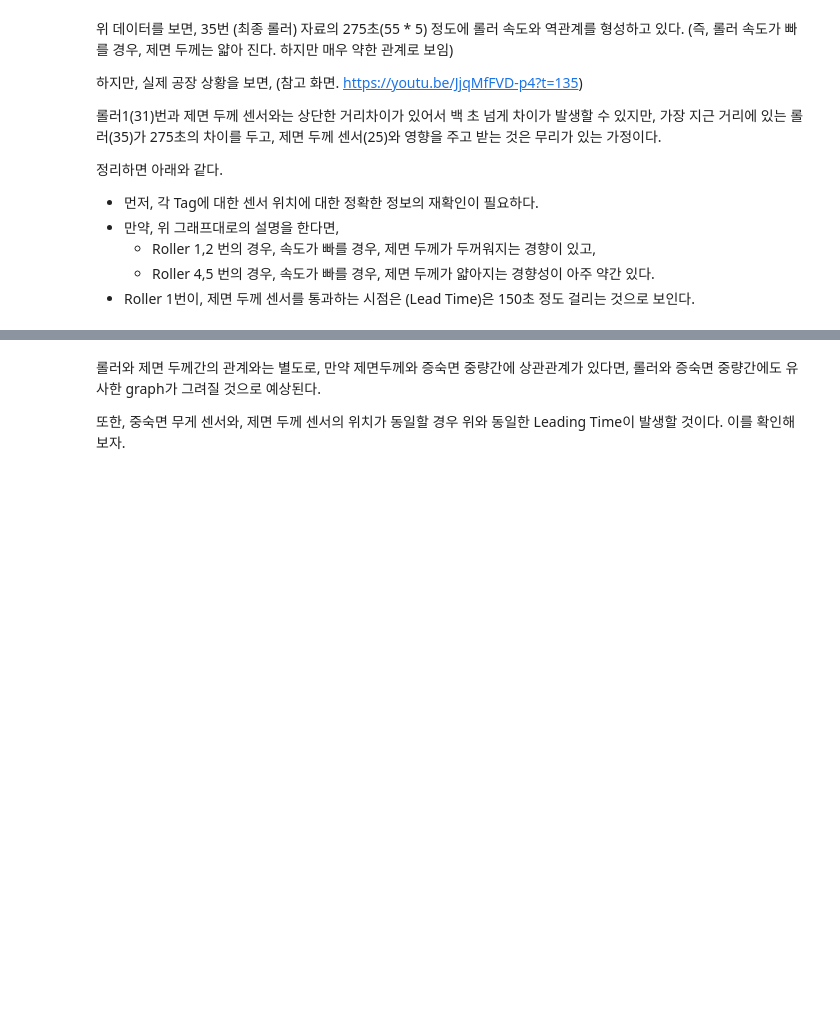
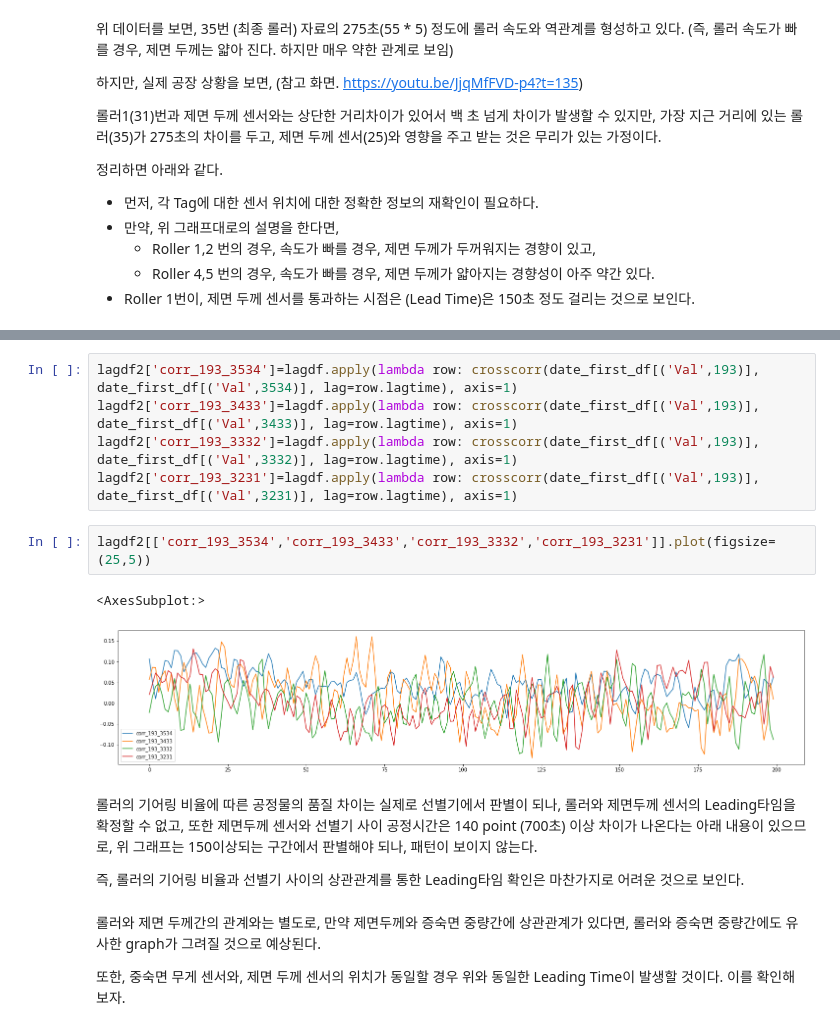
Before and after one commit to kpyopark/sample_iot_tags, a Jupyter notebook: raw_dataset_eda_and_refine.ipynb, the cells around one changed output, grey strips where cells are left out. Saved outputs shown, nothing was run; the diff lists cells and outputs as text; blank space fills up the shorter version.

```diff
--- a/raw_dataset_eda_and_refine.ipynb
+++ b/raw_dataset_eda_and_refine.ipynb
@@ -335,3 +370,18 @@ lagdf2[['corr_25_31','corr_25_32','corr_25_33','corr_25_34','corr_25_35']].plot(
+# %%
+lagdf2['corr_193_3534']=lagdf.apply(lambda row: crosscorr(date_first_df[('Val',193)], date_first_df[('Val',3534)], lag=row.lagtime), axis=1)
+lagdf2['corr_193_3433']=lagdf.apply(lambda row: crosscorr(date_first_df[('Val',193)], date_first_df[('Val',3433)], lag=row.lagtime), axis=1)
+lagdf2['corr_193_3332']=lagdf.apply(lambda row: crosscorr(date_first_df[('Val',193)], date_first_df[('Val',3332)], lag=row.lagtime), axis=1)
+lagdf2['corr_193_3231']=lagdf.apply(lambda row: crosscorr(date_first_df[('Val',193)], date_first_df[('Val',3231)], lag=row.lagtime), axis=1)
+# %%
+lagdf2[['corr_193_3534','corr_193_3433','corr_193_3332','corr_193_3231']].plot(figsize=(25,5))
+# %% [output]
+<AxesSubplot:>
+[figure, added]
+# %% [markdown]
+롤러의 기어링 비율에 따른 공정물의 품질 차이는 실제로 선별기에서 판별이 되나, 롤러와 제면두께 센서의 Leading타임을 확정할 수 없고, 또한 제면두께 센서와 선별기 사이 공정시간은 140 point (700초) 이상
+차이가 나온다는 아래 내용이 있으므로, 위 그래프는 150이상되는 구간에서 판별해야 되나, 패턴이 보이지 않는다.
+
+즉, 롤러의 기어링 비율과 선별기 사이의 상관관계를 통한 Leading타임 확인은 마찬가지로 어려운 것으로 보인다.
 # %% [markdown]
 롤러와 제면 두께간의 관계와는 별도로, 만약 제면두께와 증숙면 중량간에 상관관계가 있다면, 롤러와 증숙면 중량간에도 유사한 graph가 그려질 것으로 예상된다.
 
```
Also changed, not shown: parts of 7 cells of this notebook.
